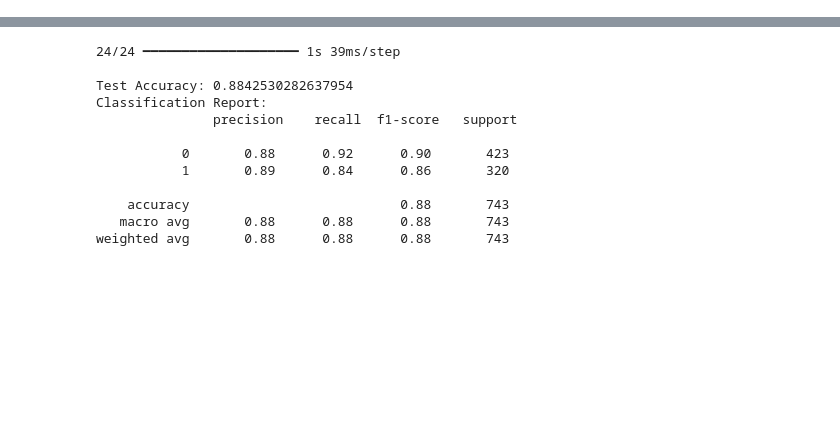
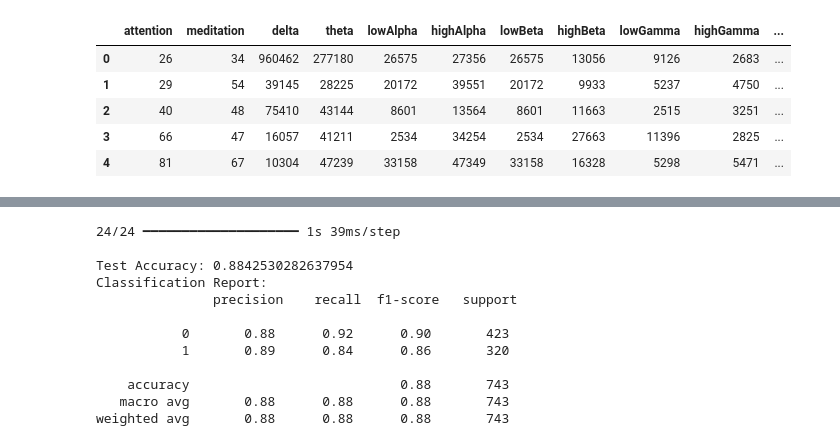
Before and after one commit to Purab-Sen/Time-series-project, a Jupyter notebook: decision.ipynb, the cells around one changed output, grey strips where cells are left out. Drawn from its saved outputs; the diff is of its cells as text; code cells hidden in the pictures; blank space fills up the shorter version.

```diff
--- a/decision.ipynb
+++ b/decision.ipynb
@@ -1,35 +1,23 @@
 # %%
 import pandas as pd
 import numpy as np
 from sklearn.model_selection import train_test_split
 from sklearn.preprocessing import MinMaxScaler
 from sklearn.metrics import accuracy_score, classification_report
 from tensorflow.keras.models import Sequential
 from tensorflow.keras.layers import LSTM, Dense, Dropout, BatchNormalization, Bidirectional, LeakyReLU
 from tensorflow.keras.regularizers import l1_l2
 from tensorflow.keras.callbacks import EarlyStopping, ModelCheckpoint, ReduceLROnPlateau, TensorBoard, CSVLogger
 
 import os
 
 # === Step 1: Load and preprocess ===
 df = pd.read_csv("acquiredDataset.csv")
-
-# Compute band features
-df['alpha'] = (df['lowAlpha'] + df['highAlpha']) / 2
-df['beta'] = (df['lowBeta'] + df['highBeta']) / 2
-df = df[['alpha', 'beta', 'theta', 'delta', 'classification']]
-
-# === Step 2: Log-transform & MinMax scale ===
-features = df.drop(columns=['classification'])
-labels = df['classification']
-
-# Apply np.log1p
-features_log = np.log1p(features)
-
-# MinMax scaling
-scaler = MinMaxScaler()
-features_scaled = scaler.fit_transform(features_log)
-
-# Combine with label
-df_processed = pd.DataFrame(features_scaled, columns=features.columns)
-df_processed['classification'] = labels.values
+df.head()
+# %% [output]
+|  | attention | meditation | delta | theta | lowAlpha | highAlpha | lowBeta | highBeta | lowGamma | highGamma | ... |
+| 0 | 26 | 34 | 960462 | 277180 | 26575 | 27356 | 26575 | 13056 | 9126 | 2683 | ... |
+| 1 | 29 | 54 | 39145 | 28225 | 20172 | 39551 | 20172 | 9933 | 5237 | 4750 | ... |
+| 2 | 40 | 48 | 75410 | 43144 | 8601 | 13564 | 8601 | 11663 | 2515 | 3251 | ... |
+| 3 | 66 | 47 | 16057 | 41211 | 2534 | 34254 | 2534 | 27663 | 11396 | 2825 | ... |
+| 4 | 81 | 67 | 10304 | 47239 | 33158 | 47349 | 33158 | 16328 | 5298 | 5471 | ... |
```
Also changed, not shown: parts of 4 cells of this notebook, 2 other files.
